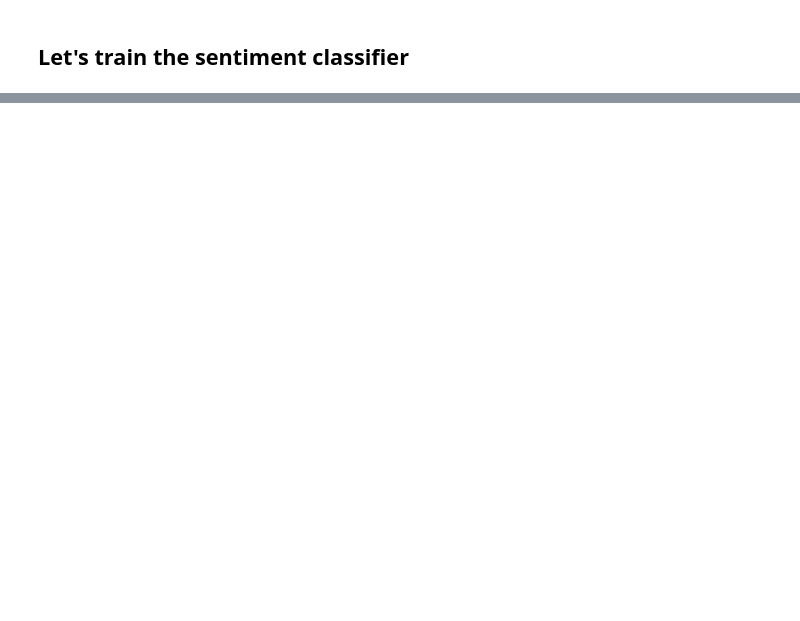
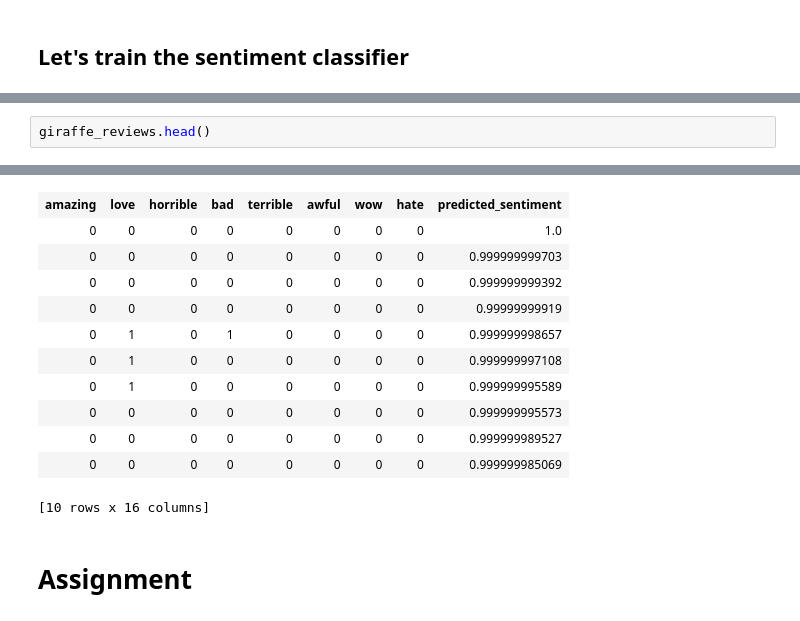
Before and after one commit to shavkat-r/ML-Foundation, a Jupyter notebook: Week3/My Analyzing product sentiment.ipynb, the cells around one changed output, grey strips where cells are left out. Cells and saved outputs as stored; diff of their text form; blank space fills up the shorter version.

```diff
--- a/Week3/My Analyzing product sentiment.ipynb
+++ b/Week3/My Analyzing product sentiment.ipynb
@@ -88,0 +214,3 @@ products.head()
+# %%
+giraffe_reviews.head()
+# %% [output]
@@ -88,0 +228,14 @@ products.head()
+| amazing | love | horrible | bad | terrible | awful | wow | hate | predicted_sentiment |
+| 0 | 0 | 0 | 0 | 0 | 0 | 0 | 0 | 1.0 |
+| 0 | 0 | 0 | 0 | 0 | 0 | 0 | 0 | 0.999999999703 |
+| 0 | 0 | 0 | 0 | 0 | 0 | 0 | 0 | 0.999999999392 |
+| 0 | 0 | 0 | 0 | 0 | 0 | 0 | 0 | 0.99999999919 |
+| 0 | 1 | 0 | 1 | 0 | 0 | 0 | 0 | 0.999999998657 |
+| 0 | 1 | 0 | 0 | 0 | 0 | 0 | 0 | 0.999999997108 |
+| 0 | 1 | 0 | 0 | 0 | 0 | 0 | 0 | 0.999999995589 |
+| 0 | 0 | 0 | 0 | 0 | 0 | 0 | 0 | 0.999999995573 |
+| 0 | 0 | 0 | 0 | 0 | 0 | 0 | 0 | 0.999999989527 |
+| 0 | 0 | 0 | 0 | 0 | 0 | 0 | 0 | 0.999999985069 |
+[10 rows x 16 columns]
+# %% [markdown]
+# Assignment
```
Also changed, not shown: parts of 43 cells of this notebook, 1 other file.
